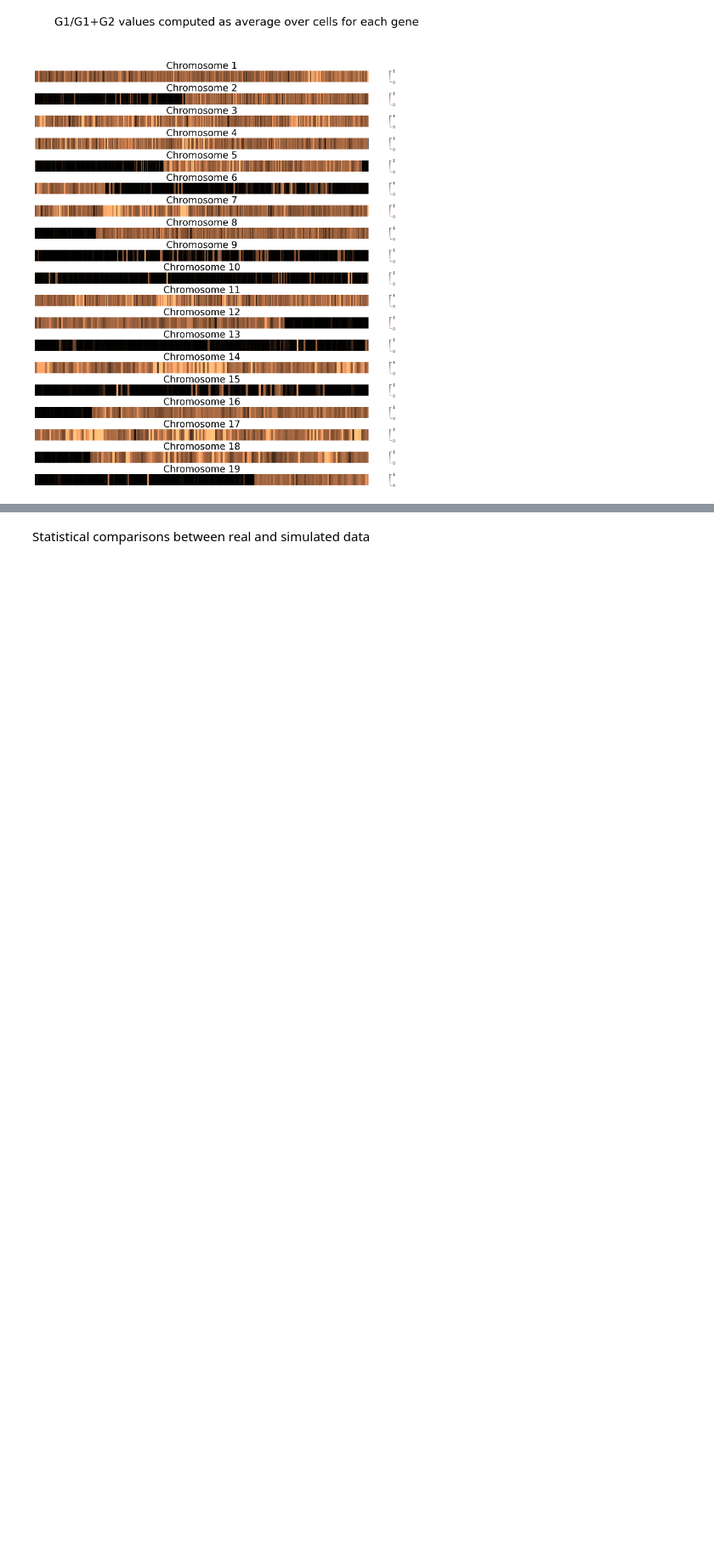
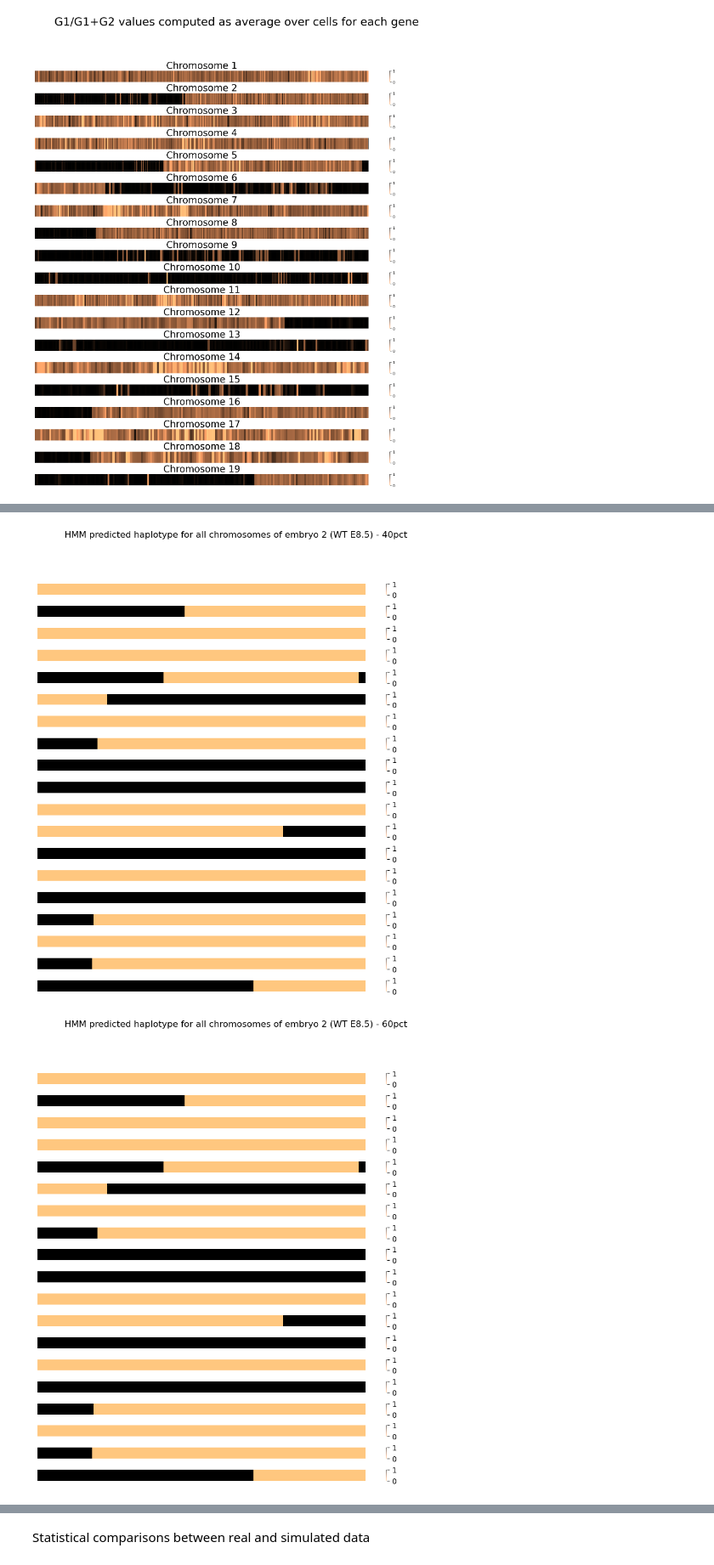
Before and after one commit to RosariaTornisiello/Genotype_HMM, a Jupyter notebook: vignette/model_evaluation.ipynb, the cells around one changed output, grey strips where cells are left out. Shown at 85% size. Drawn from its saved outputs; the diff is of its cells as text; code cells hidden in the pictures; blank space fills up the shorter version.

```diff
--- a/vignette/model_evaluation.ipynb
+++ b/vignette/model_evaluation.ipynb
@@ -231,0 +332,6 @@ for chro in chromosomes:
+# %%
+for frac_name, model in models.items():
+    print(f"{frac_name} model parameters:")
+    print("Start probabilities:", model.startprob_)
+    print("Transition matrix:\n", model.transmat_)
+    print("Emission probabilities:\n", model.emissionprob_)
@@ -231,0 +433,39 @@ for chro in chromosomes:
+# %%
+# Show how the decoded state sequence looks for each model on the same embryo (replicate)
+for frac in fractions:
+    frac_name = f'{int(frac*100)}pct'
+    model = models[frac_name]
+
+    fig = plt.figure(figsize=(10, 10))
+    gs = fig.add_gridspec(19, hspace=1)
+    ax = gs.subplots()
+    fig.suptitle(f'HMM predicted haplotype for all chromosomes of embryo 2 (WT E8.5) - {frac_name}', fontsize=12)
+    n = 0
+    df_list = list()
+    for chro in chromosomes:
+        wt_df = pd.DataFrame(wt['embryo2'][chro].mean(axis=0), columns=['Ratio']).reset_index().rename(columns={"index":"Gene"})
+
+        #convert ratio numbers into integers
+        wt_df = ratio2int(wt_df)
+
+        X = wt_df.obs_state_pro.to_numpy()
+        X = X.reshape(-1, 1)
+        X = X.astype(int)
+
+        proba, state_sequence = model.decode(X)
+        # print(state_sequence[1:10])
+        # print(proba)
+
+        df = pd.DataFrame(state_sequence)
+        sns.heatmap(df.T, ax=ax[n], xticklabels=False, yticklabels=False, cmap="copper_r", vmin=0, vmax=1, linewidths=0, rasterized=True)
+
+        df_comb = pd.concat([wt_df, df], axis=1, ignore_index=True)
+        df_comb.columns = ['Gene', 'Ratio', 'Observed_State', 'Emitted_state']
+        df_comb.insert(0, 'Chr', chro)
+        df_list.append(df_comb)
+
+        n += 1
+    plt.savefig(f"../images/decoded_example_{frac_name}.pdf")
+# %% [output]
+[figure, added]
+[figure, added]
```
Also changed, not shown: parts of 13 cells of this notebook.
